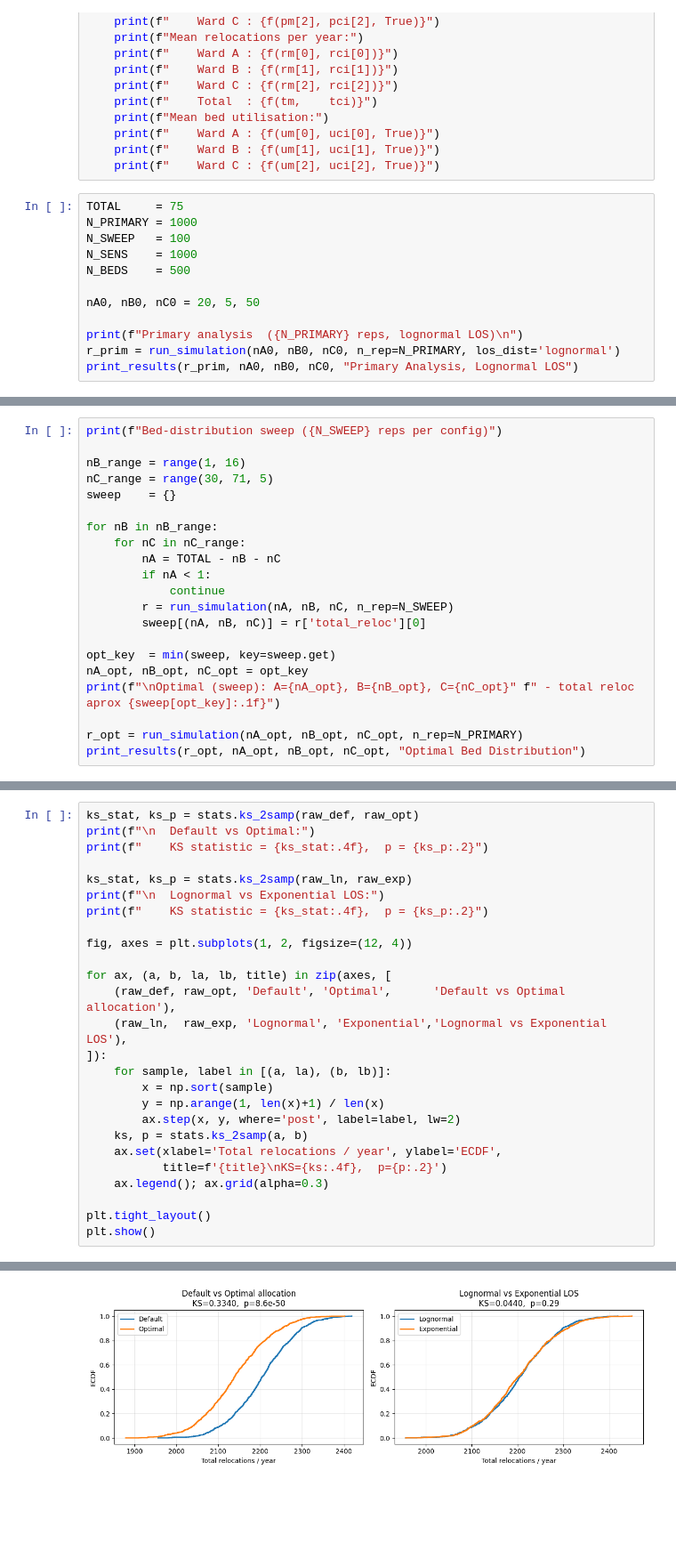
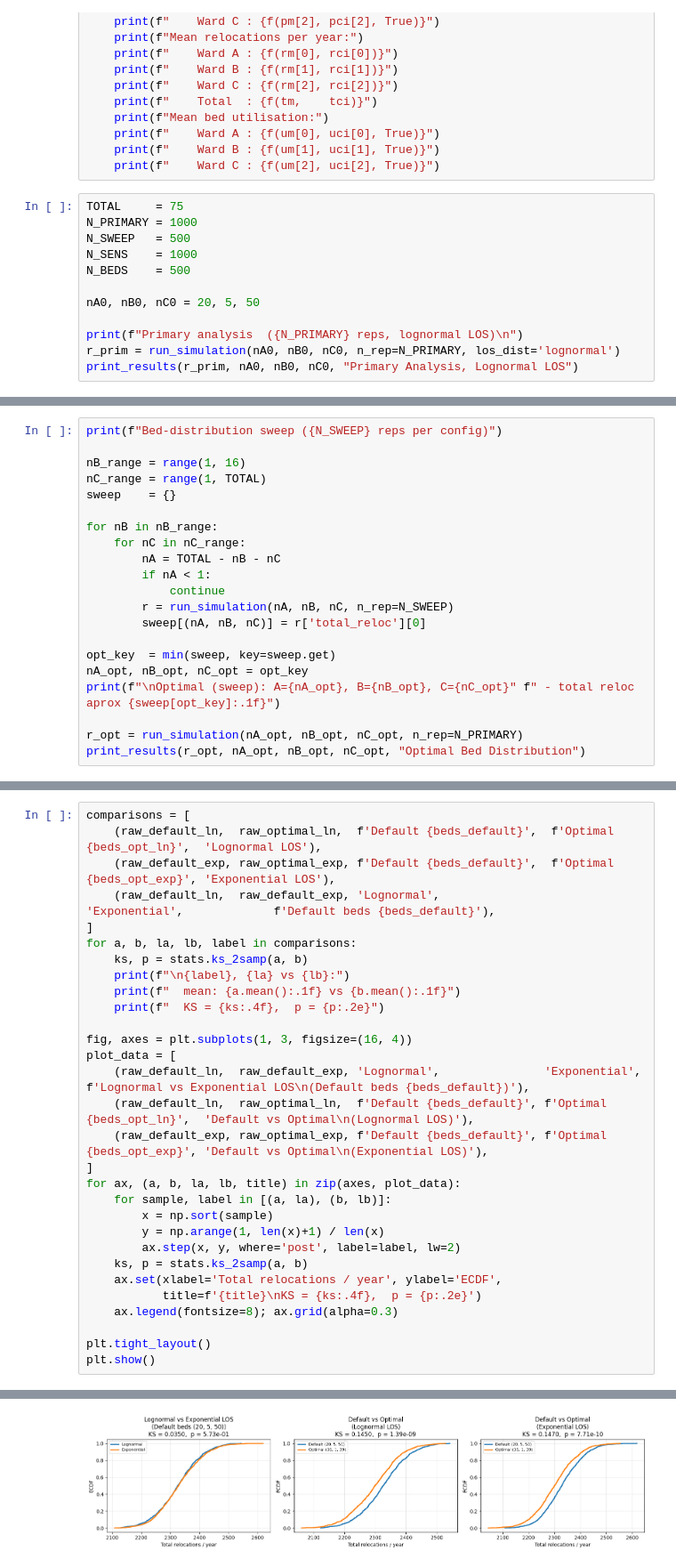
Before and after one commit to kris907j/Stochastic_sim, a Jupyter notebook: Project_2/Project_2_V.ipynb, the cells around one changed output, grey strips where cells are left out. Shown at 89% size. Saved outputs shown, nothing was run; the diff lists cells and outputs as text; blank space fills up the shorter version.

```diff
--- a/Project_2/Project_2_V.ipynb
+++ b/Project_2/Project_2_V.ipynb
@@ -167,7 +126,7 @@ def print_results(r: dict, nA: int, nB: int, nC: int, title: str = ""):
 # %%
 TOTAL     = 75
 N_PRIMARY = 1000
-N_SWEEP   = 100
+N_SWEEP   = 500
 N_SENS    = 1000
 N_BEDS    = 500
 
@@ -199,7 +139,7 @@ Mean bed utilisation:
 print(f"Bed-distribution sweep ({N_SWEEP} reps per config)")
 
 nB_range = range(1, 16)
-nC_range = range(30, 71, 5)
+nC_range = range(1, TOTAL)
 sweep    = {}
 
 for nB in nB_range:
@@ -541,26 +436,30 @@ print("'***' if p_corr < 0.001 else '**' if p_corr < 0.01 else '*' if p_corr < 0
 # %%
-ks_stat, ks_p = stats.ks_2samp(raw_def, raw_opt)
-print(f"\n  Default vs Optimal:")
-print(f"    KS statistic = {ks_stat:.4f},  p = {ks_p:.2}")
+comparisons = [
+    (raw_default_ln,  raw_optimal_ln,  f'Default {beds_default}',  f'Optimal {beds_opt_ln}',  'Lognormal LOS'),
+    (raw_default_exp, raw_optimal_exp, f'Default {beds_default}',  f'Optimal {beds_opt_exp}', 'Exponential LOS'),
+    (raw_default_ln,  raw_default_exp, 'Lognormal',                'Exponential',             f'Default beds {beds_default}'),
+]
+for a, b, la, lb, label in comparisons:
+    ks, p = stats.ks_2samp(a, b)
+    print(f"\n{label}, {la} vs {lb}:")
+    print(f"  mean: {a.mean():.1f} vs {b.mean():.1f}")
+    print(f"  KS = {ks:.4f},  p = {p:.2e}")
 
-ks_stat, ks_p = stats.ks_2samp(raw_ln, raw_exp)
-print(f"\n  Lognormal vs Exponential LOS:")
-print(f"    KS statistic = {ks_stat:.4f},  p = {ks_p:.2}")
-
-fig, axes = plt.subplots(1, 2, figsize=(12, 4))
-
-for ax, (a, b, la, lb, title) in zip(axes, [
-    (raw_def, raw_opt, 'Default', 'Optimal',      'Default vs Optimal allocation'),
-    (raw_ln,  raw_exp, 'Lognormal', 'Exponential','Lognormal vs Exponential LOS'),
-]):
+fig, axes = plt.subplots(1, 3, figsize=(16, 4))
+plot_data = [
+    (raw_default_ln,  raw_default_exp, 'Lognormal',               'Exponential',             f'Lognormal vs Exponential LOS\n(Default beds {beds_default})'),
+    (raw_default_ln,  raw_optimal_ln,  f'Default {beds_default}', f'Optimal {beds_opt_ln}',  'Default vs Optimal\n(Lognormal LOS)'),
+    (raw_default_exp, raw_optimal_exp, f'Default {beds_default}', f'Optimal {beds_opt_exp}', 'Default vs Optimal\n(Exponential LOS)'),
+]
+for ax, (a, b, la, lb, title) in zip(axes, plot_data):
     for sample, label in [(a, la), (b, lb)]:
         x = np.sort(sample)
         y = np.arange(1, len(x)+1) / len(x)
         ax.step(x, y, where='post', label=label, lw=2)
     ks, p = stats.ks_2samp(a, b)
     ax.set(xlabel='Total relocations / year', ylabel='ECDF',
-           title=f'{title}\nKS={ks:.4f},  p={p:.2}')
-    ax.legend(); ax.grid(alpha=0.3)
+           title=f'{title}\nKS = {ks:.4f},  p = {p:.2e}')
+    ax.legend(fontsize=8); ax.grid(alpha=0.3)
 
 plt.tight_layout()
 plt.show()
@@ -573 +478 @@ plt.show()
-[figure, old version]
+[figure, new version]
```
Also changed, not shown: parts of 20 cells of this notebook.
